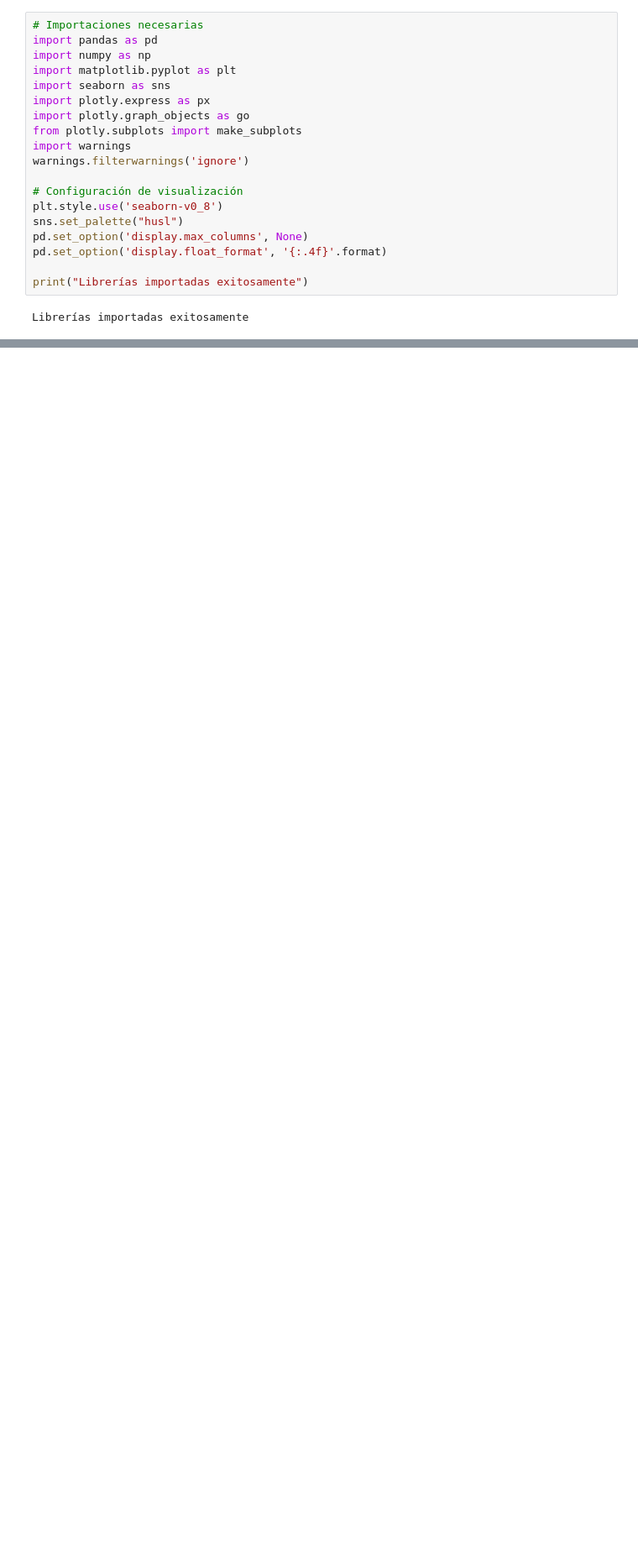
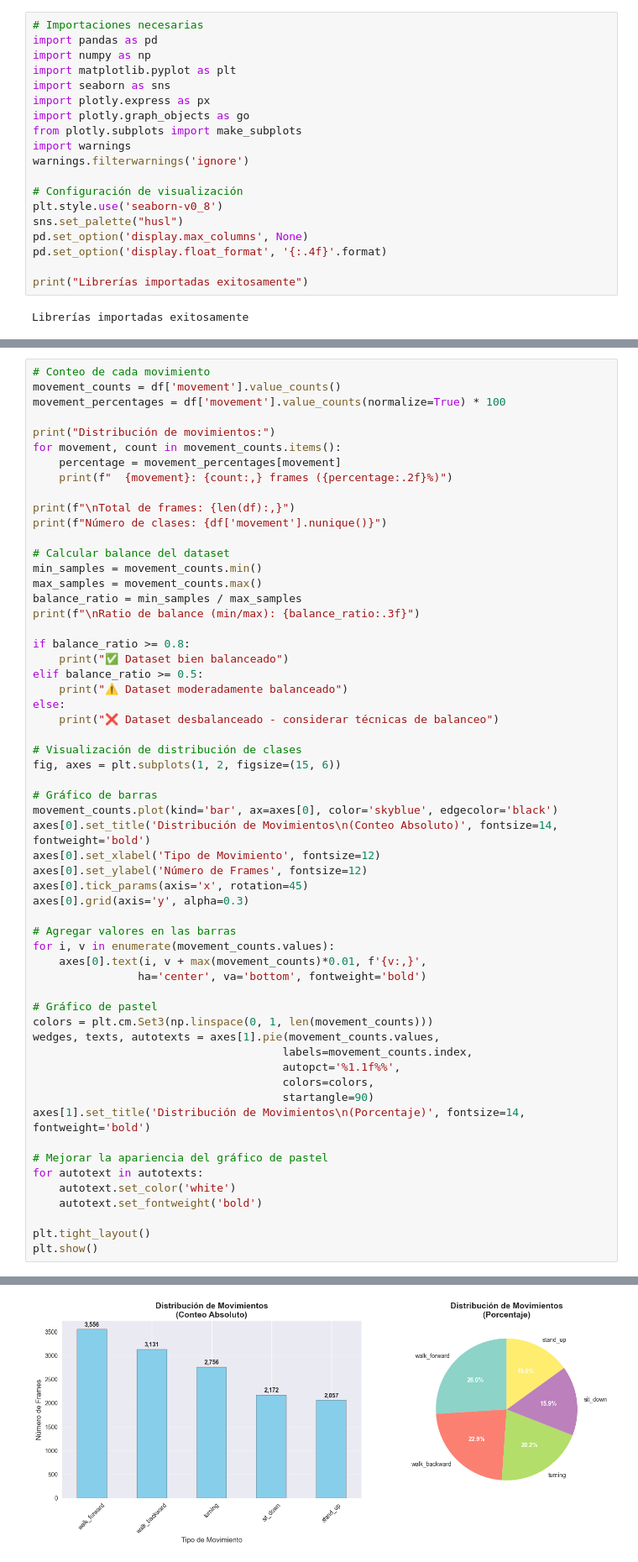
Before and after one commit to jdColonia/motion-classifier-model, a Jupyter notebook: notebooks/eda.ipynb, the cells around one changed output, grey strips where cells are left out. Shown at 84% size. Saved outputs shown, nothing was run; the diff lists cells and outputs as text; blank space fills up the shorter version.

```diff
--- a/notebooks/eda.ipynb
+++ b/notebooks/eda.ipynb
@@ -1364,0 +165,59 @@ El dataset procesado mantiene la estructura original pero con mayor calidad y co
+# %%
+# Conteo de cada movimiento
+movement_counts = df['movement'].value_counts()
+movement_percentages = df['movement'].value_counts(normalize=True) * 100
+
+print("Distribución de movimientos:")
+for movement, count in movement_counts.items():
+    percentage = movement_percentages[movement]
+    print(f"  {movement}: {count:,} frames ({percentage:.2f}%)")
+
+print(f"\nTotal de frames: {len(df):,}")
+print(f"Número de clases: {df['movement'].nunique()}")
+
+# Calcular balance del dataset
+min_samples = movement_counts.min()
+max_samples = movement_counts.max()
+balance_ratio = min_samples / max_samples
+print(f"\nRatio de balance (min/max): {balance_ratio:.3f}")
+
+if balance_ratio >= 0.8:
+    print("✅ Dataset bien balanceado")
+elif balance_ratio >= 0.5:
+    print("⚠️ Dataset moderadamente balanceado")
+else:
+    print("❌ Dataset desbalanceado - considerar técnicas de balanceo")
+
+# Visualización de distribución de clases
+fig, axes = plt.subplots(1, 2, figsize=(15, 6))
+
+# Gráfico de barras
+movement_counts.plot(kind='bar', ax=axes[0], color='skyblue', edgecolor='black')
+axes[0].set_title('Distribución de Movimientos\n(Conteo Absoluto)', fontsize=14, fontweight='bold')
+axes[0].set_xlabel('Tipo de Movimiento', fontsize=12)
+axes[0].set_ylabel('Número de Frames', fontsize=12)
+axes[0].tick_params(axis='x', rotation=45)
+axes[0].grid(axis='y', alpha=0.3)
+
+# Agregar valores en las barras
+for i, v in enumerate(movement_counts.values):
+    axes[0].text(i, v + max(movement_counts)*0.01, f'{v:,}',
+                ha='center', va='bottom', fontweight='bold')
+
+# Gráfico de pastel
+colors = plt.cm.Set3(np.linspace(0, 1, len(movement_counts)))
+wedges, texts, autotexts = axes[1].pie(movement_counts.values,
+                                      labels=movement_counts.index,
+                                      autopct='%1.1f%%',
+                                      colors=colors,
+                                      startangle=90)
+axes[1].set_title('Distribución de Movimientos\n(Porcentaje)', fontsize=14, fontweight='bold')
+
+# Mejorar la apariencia del gráfico de pastel
+for autotext in autotexts:
+    autotext.set_color('white')
+    autotext.set_fontweight('bold')
+
+plt.tight_layout()
+plt.show()
+# %% [output]
@@ -1364,0 +236 @@ El dataset procesado mantiene la estructura original pero con mayor calidad y co
+[figure, added]
```
Also changed, not shown: parts of 60 cells of this notebook.
